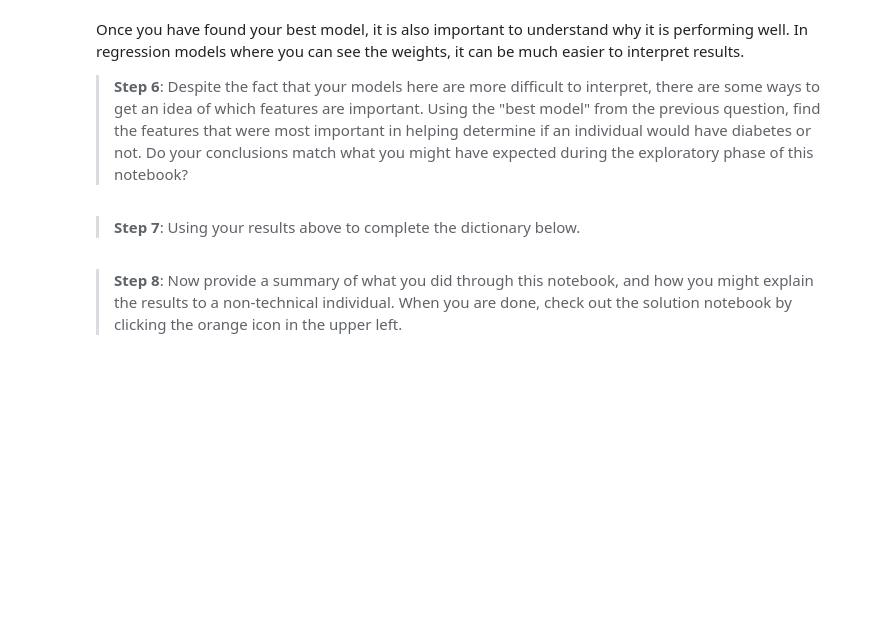
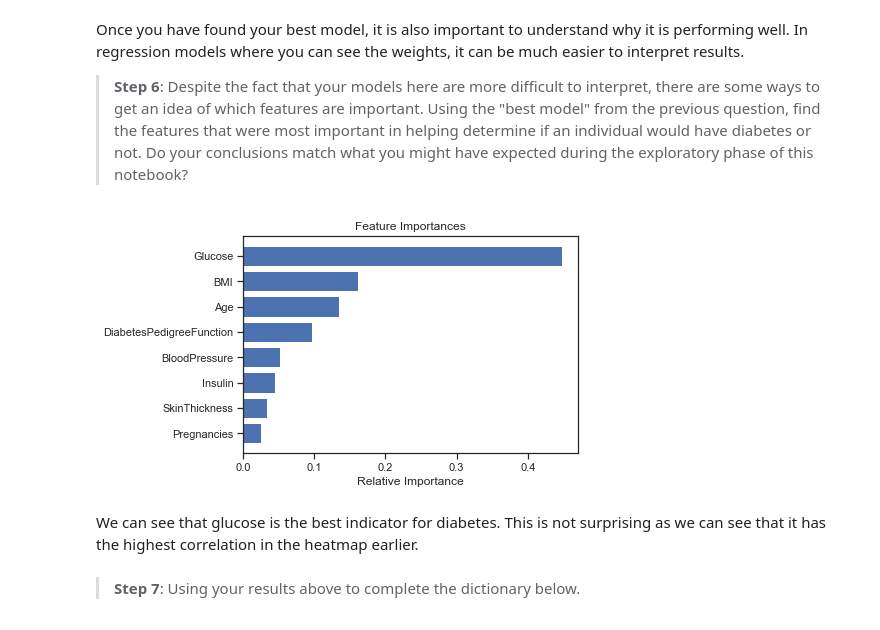
Before and after one commit to sclkan/ML-Study-Notes, a Jupyter notebook: Diabetes_Case_Study.ipynb, the cells around one changed output. Saved outputs shown, nothing was run; the diff lists cells and outputs as text; code cells hidden in the pictures; blank space fills up the shorter version.

Commit message:
Complete Diabetes_Case_Study

```diff
--- a/Diabetes_Case_Study.ipynb
+++ b/Diabetes_Case_Study.ipynb
@@ -203,5 +251,17 @@ Once you have found your best model, it is also important to understand why it i
 # %%
 # Show your work here - the plot below was helpful for me
 # https://stackoverflow.com/questions/44101458/random-forest-feature-importance-chart-using-python
+features = diabetes.columns.difference(['Outcome'])
+importances = random_search.best_estimator_.feature_importances_
+indices = np.argsort(importances)
+
+plt.title('Feature Importances')
+plt.barh(range(len(features)), importances[indices])
+plt.yticks(range(len(features)), features[indices]);
+plt.xlabel('Relative Importance');
+# %% [output]
+[figure, added]
+# %% [markdown]
+We can see that glucose is the best indicator for diabetes.  This is not surprising as we can see that it has the highest correlation in the heatmap earlier.
 # %% [markdown]
 > **Step 7**:  Using your results above to complete the dictionary below.
@@ -230,2 +267,0 @@ ch.check_q_seven(sol_seven)
-# %% [markdown]
-> **Step 8**:  Now provide a summary of what you did through this notebook, and how you might explain the results to a non-technical individual.  When you are done, check out the solution notebook by clicking the orange icon in the upper left.
```
Also changed, not shown: parts of 9 cells of this notebook.
